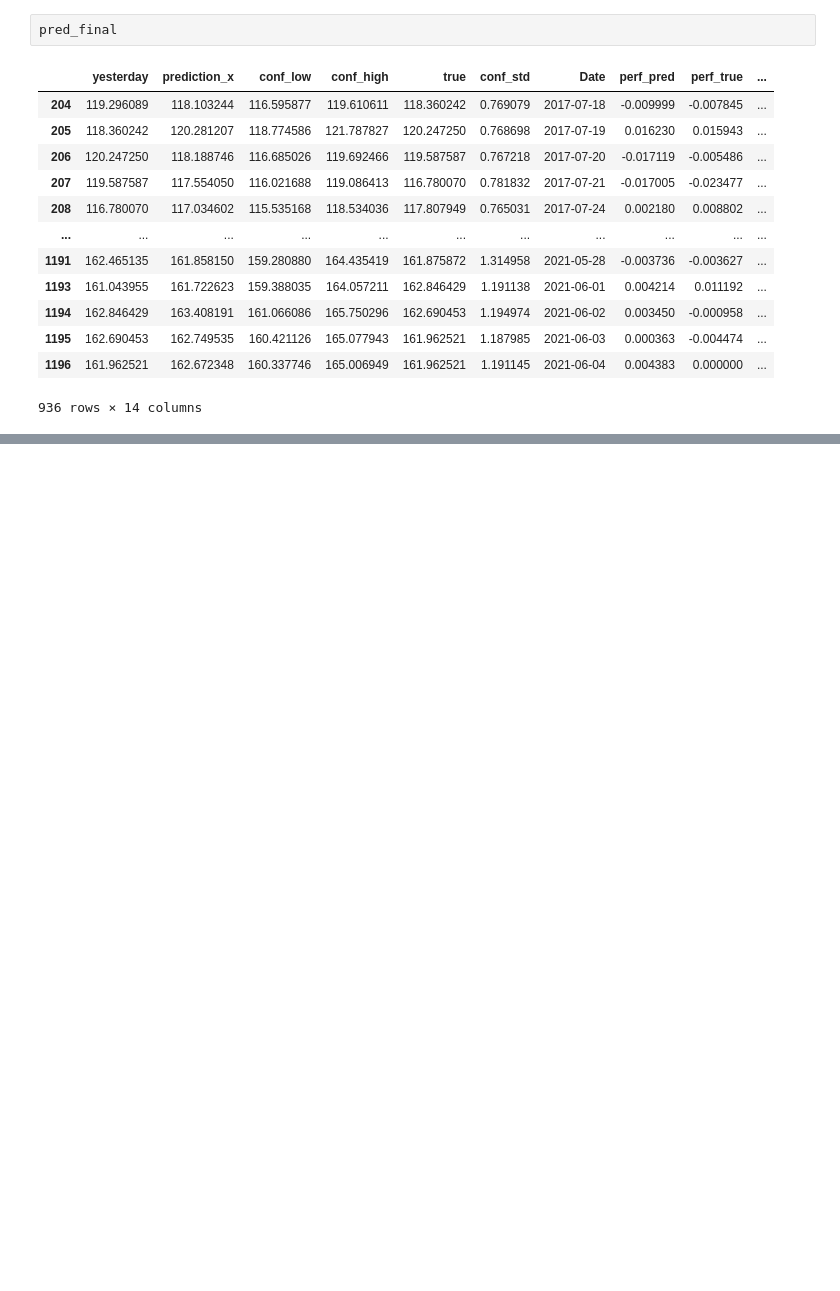
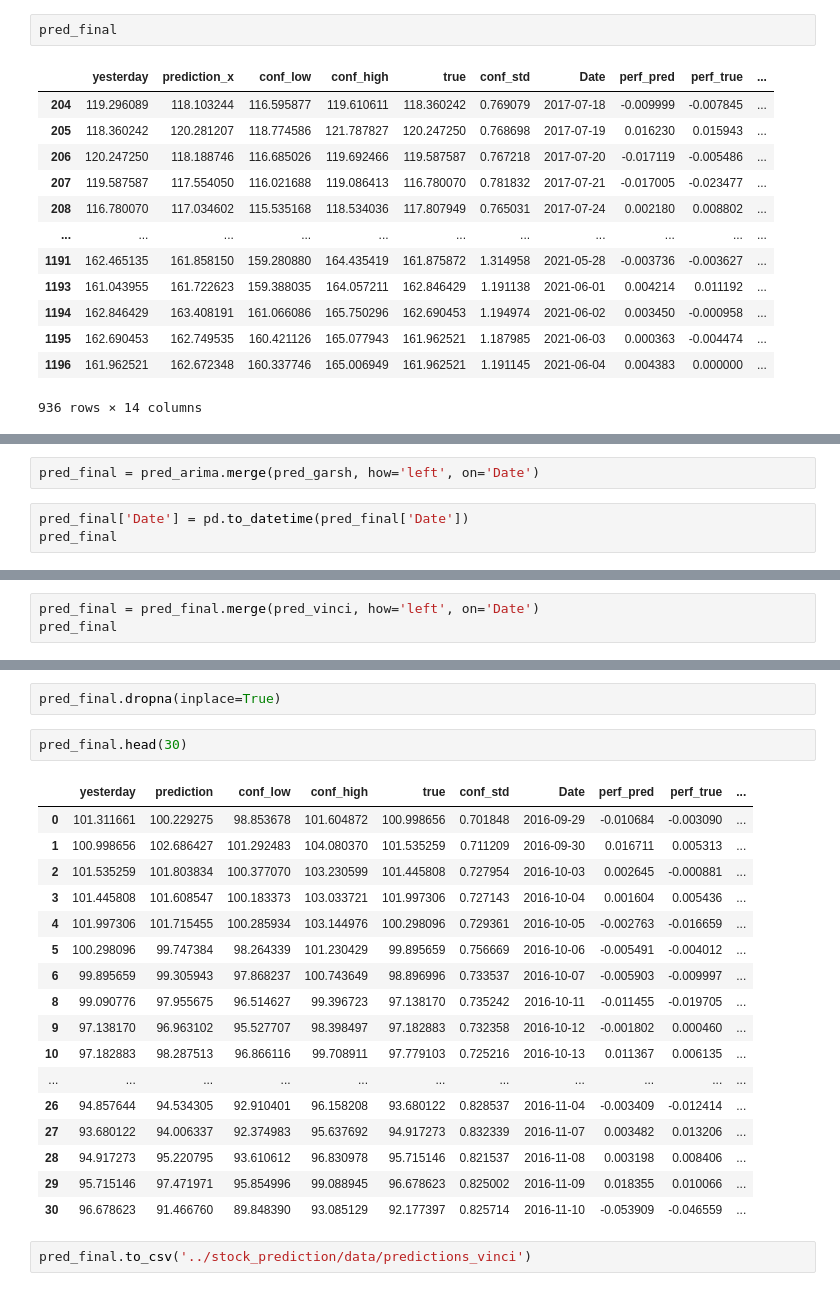
Before and after one commit to Jaouad-AHRAOUI/stock_prediction, a Jupyter notebook: notebooks/final_model_prep.ipynb, the cells around one changed output, grey strips where cells are left out. Saved outputs shown, nothing was run; the diff lists cells and outputs as text; blank space fills up the shorter version.

```diff
--- a/notebooks/final_model_prep.ipynb
+++ b/notebooks/final_model_prep.ipynb
@@ -292,0 +249,5 @@ pred_final.to_csv('/home/khody/code/anastasia-77/Jaouad-AHRAOUI/stock_prediction
+# %%
+pred_final = pred_arima.merge(pred_garsh, how='left', on='Date')
+# %%
+pred_final['Date'] = pd.to_datetime(pred_final['Date'])
+pred_final
@@ -292,0 +268,3 @@ pred_final.to_csv('/home/khody/code/anastasia-77/Jaouad-AHRAOUI/stock_prediction
+# %%
+pred_final = pred_final.merge(pred_vinci, how='left', on='Date')
+pred_final
@@ -292,0 +285,24 @@ pred_final.to_csv('/home/khody/code/anastasia-77/Jaouad-AHRAOUI/stock_prediction
+# %%
+pred_final.dropna(inplace=True)
+# %%
+pred_final.head(30)
+# %% [output]
+|  | yesterday | prediction | conf_low | conf_high | true | conf_std | Date | perf_pred | perf_true | ... |
+| 0 | 101.311661 | 100.229275 | 98.853678 | 101.604872 | 100.998656 | 0.701848 | 2016-09-29 | -0.010684 | -0.003090 | ... |
+| 1 | 100.998656 | 102.686427 | 101.292483 | 104.080370 | 101.535259 | 0.711209 | 2016-09-30 | 0.016711 | 0.005313 | ... |
+| 2 | 101.535259 | 101.803834 | 100.377070 | 103.230599 | 101.445808 | 0.727954 | 2016-10-03 | 0.002645 | -0.000881 | ... |
+| 3 | 101.445808 | 101.608547 | 100.183373 | 103.033721 | 101.997306 | 0.727143 | 2016-10-04 | 0.001604 | 0.005436 | ... |
+| 4 | 101.997306 | 101.715455 | 100.285934 | 103.144976 | 100.298096 | 0.729361 | 2016-10-05 | -0.002763 | -0.016659 | ... |
+| 5 | 100.298096 | 99.747384 | 98.264339 | 101.230429 | 99.895659 | 0.756669 | 2016-10-06 | -0.005491 | -0.004012 | ... |
+| 6 | 99.895659 | 99.305943 | 97.868237 | 100.743649 | 98.896996 | 0.733537 | 2016-10-07 | -0.005903 | -0.009997 | ... |
+| 8 | 99.090776 | 97.955675 | 96.514627 | 99.396723 | 97.138170 | 0.735242 | 2016-10-11 | -0.011455 | -0.019705 | ... |
+| 9 | 97.138170 | 96.963102 | 95.527707 | 98.398497 | 97.182883 | 0.732358 | 2016-10-12 | -0.001802 | 0.000460 | ... |
+| 10 | 97.182883 | 98.287513 | 96.866116 | 99.708911 | 97.779103 | 0.725216 | 2016-10-13 | 0.011367 | 0.006135 | ... |
+| ... | ... | ... | ... | ... | ... | ... | ... | ... | ... | ... |
+| 26 | 94.857644 | 94.534305 | 92.910401 | 96.158208 | 93.680122 | 0.828537 | 2016-11-04 | -0.003409 | -0.012414 | ... |
+| 27 | 93.680122 | 94.006337 | 92.374983 | 95.637692 | 94.917273 | 0.832339 | 2016-11-07 | 0.003482 | 0.013206 | ... |
+| 28 | 94.917273 | 95.220795 | 93.610612 | 96.830978 | 95.715146 | 0.821537 | 2016-11-08 | 0.003198 | 0.008406 | ... |
+| 29 | 95.715146 | 97.471971 | 95.854996 | 99.088945 | 96.678623 | 0.825002 | 2016-11-09 | 0.018355 | 0.010066 | ... |
+| 30 | 96.678623 | 91.466760 | 89.848390 | 93.085129 | 92.177397 | 0.825714 | 2016-11-10 | -0.053909 | -0.046559 | ... |
+# %%
+pred_final.to_csv('../stock_prediction/data/predictions_vinci')
```
Also changed, not shown: parts of 27 cells of this notebook, 8 other files.
